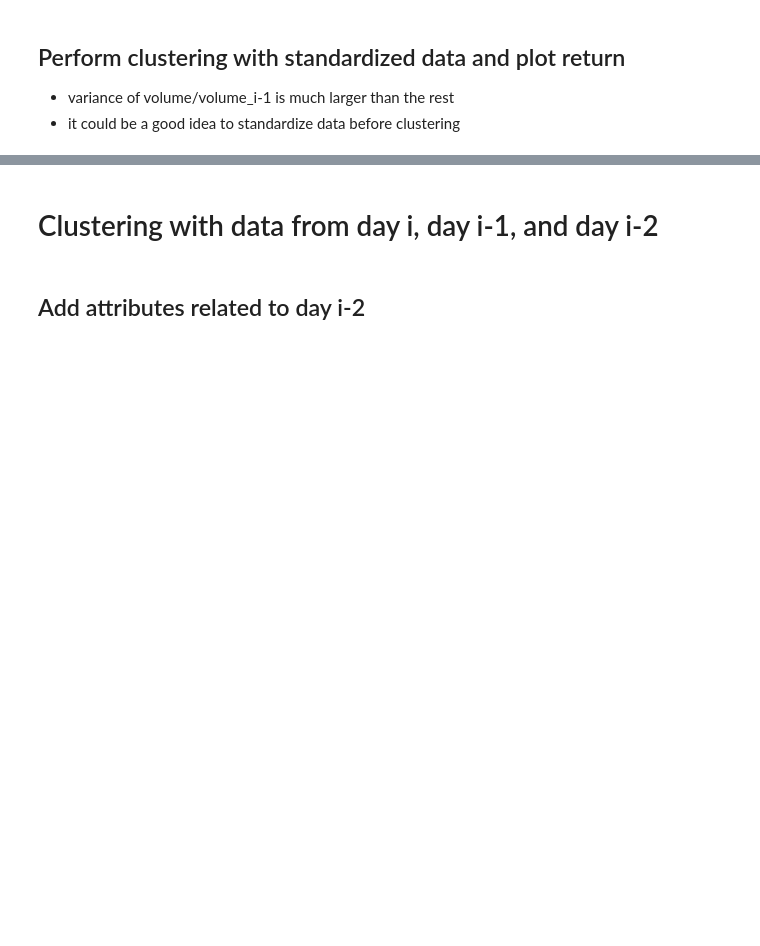
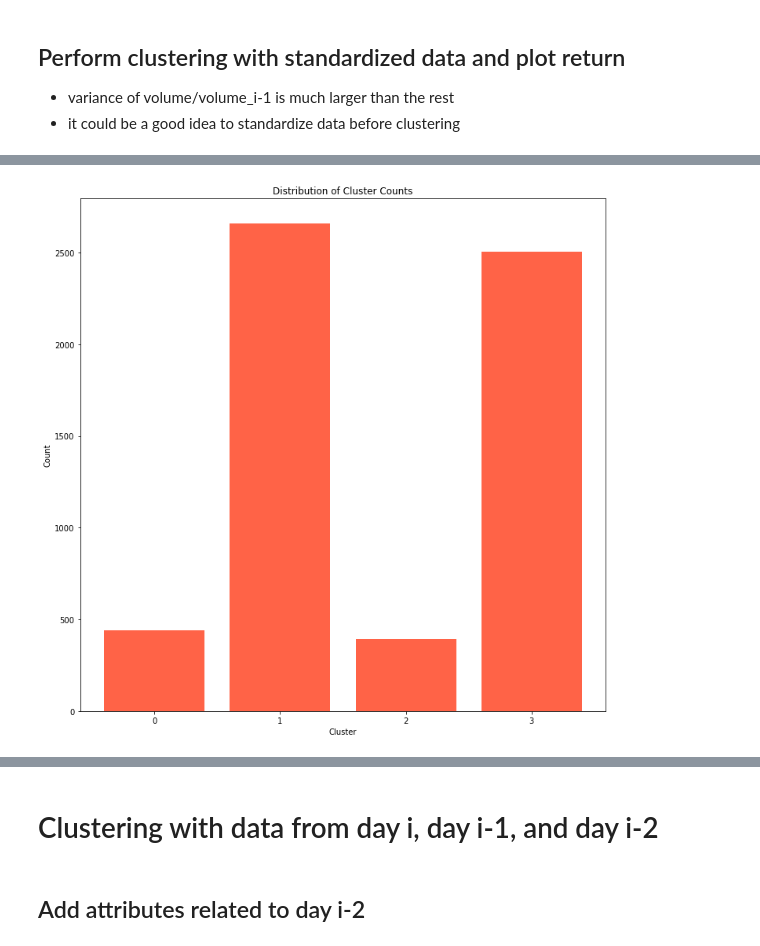
Before and after one commit to tracywang021/IEORE4571-Project, a Jupyter notebook: kmeans_clustering.ipynb, the cells around one changed output, grey strips where cells are left out. Drawn from its saved outputs; the diff is of its cells as text; code cells hidden in the pictures; blank space fills up the shorter version.

```diff
--- a/kmeans_clustering.ipynb
+++ b/kmeans_clustering.ipynb
@@ -101,11 +89,13 @@ plot_distortions(k_upper, distortions, fig_size, file_name)
 # %%
 # perform kmeans with optimal k=4
 opt_k = 4
-labels = single_kmeans(opt_k, X_minmax)
+model = single_kmeans(opt_k, X_minmax)
 # plot distribution of labels
 file_name = 'kmeans_day_i_i-1_clusters.png'
-plot_label_distr(labels, fig_size, file_name)
+plot_label_distr(model.labels_, fig_size, file_name)
 # note:the clusters are still somehow imbalanced but much better
+# %% [output]
+[figure, added]
 # %%
 nrows, ncols = 2, 2
 fig_size = (12, 12)
```
Also changed, not shown: parts of 14 cells of this notebook, 8 other files.
